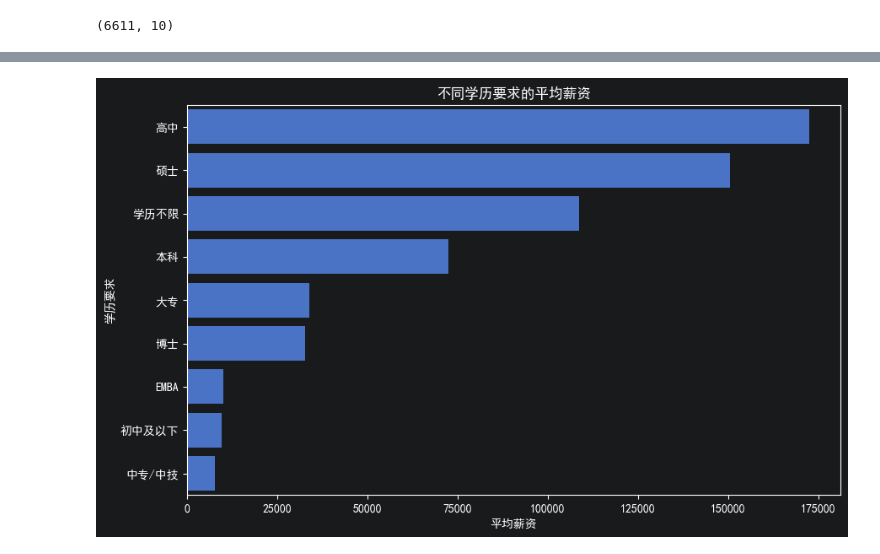
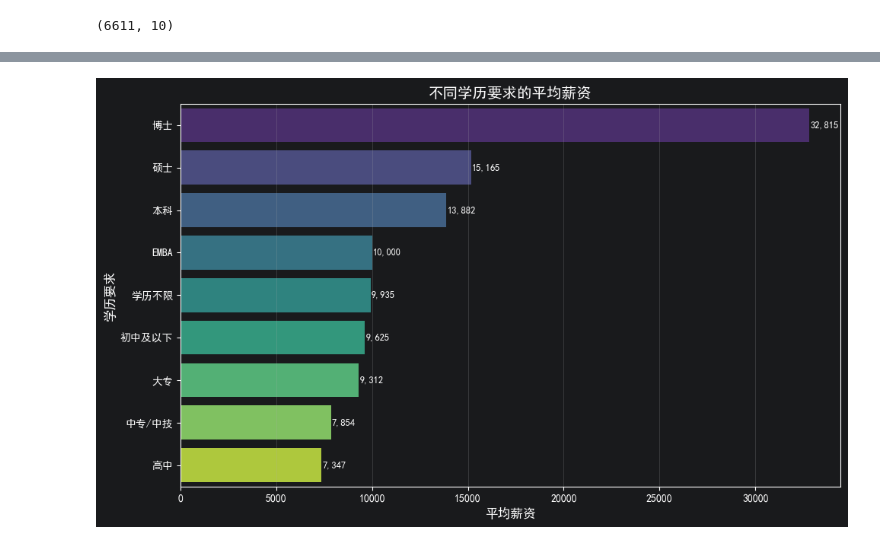
Before and after one commit to hn1318/job_analysis, a Jupyter notebook: src/main.ipynb, the cells around one changed output, grey strips where cells are left out. Saved outputs shown, nothing was run; the diff lists cells and outputs as text; code cells hidden in the pictures.

```diff
--- a/src/main.ipynb
+++ b/src/main.ipynb
@@ -106,10 +131,17 @@ plt.show()
 # %%
 average_salary_by_industry = data.groupby('公司类型')['平均薪资'].mean().sort_values(ascending=False)
 
-# 使用 seaborn 创建条形图
-plt.figure(figsize=(10, 6))  # 设置图表大小
-sns.barplot(x=average_salary_by_industry.values, y=average_salary_by_industry.index)
-plt.xlabel('平均薪资')
-plt.title('不同公司类型的平均薪资')
+plt.figure(figsize=(10, 6))
+ax = sns.barplot(x=average_salary_by_industry.values, y=average_salary_by_industry.index,
+                 hue=average_salary_by_industry.index, palette="viridis", legend=False)
+for i, v in enumerate(average_salary_by_industry.values):
+    ax.text(v + 50, i, f'{v:,.0f}', va='center', fontsize=9)
+plt.xlabel('平均薪资', fontsize=12)
+plt.ylabel('公司类型', fontsize=12)
+plt.title('不同公司类型的平均薪资', fontsize=14, fontweight='bold')
+plt.grid(axis='x', alpha=0.3)
+plt.tight_layout()
 plt.show()
+plt.savefig('../output/不同公司类型平均薪资.png', dpi=150)
+plt.close()
 # %% [output]
@@ -117,13 +149,23 @@ plt.show()
 # %%
 average_salary_by_education = data.groupby('学历要求')['平均薪资'].mean().sort_values(ascending=False)
-# 使用 seaborn 创建条形图
-plt.figure(figsize=(10, 6))  # 设置图表大小
-sns.barplot(x=average_salary_by_education.values, y=average_salary_by_education.index)
-plt.xlabel('平均薪资')
-plt.title('不同学历要求的平均薪资')
+
+# 注意：必须按排序后的顺序指定 y 轴类别顺序，否则 seaborn 会按字母排序
+education_order = average_salary_by_education.index.tolist()
+plt.figure(figsize=(10, 6))
+ax = sns.barplot(x=average_salary_by_education.values, y=average_salary_by_education.index,
+                 hue=average_salary_by_education.index, order=education_order, palette="viridis", legend=False)
+for i, v in enumerate(average_salary_by_education.values):
+    ax.text(v + 50, i, f'{v:,.0f}', va='center', fontsize=9)
+plt.xlabel('平均薪资', fontsize=12)
+plt.ylabel('学历要求', fontsize=12)
+plt.title('不同学历要求的平均薪资', fontsize=14, fontweight='bold')
+plt.grid(axis='x', alpha=0.3)
+plt.tight_layout()
 plt.show()
+plt.savefig('../output/学历与薪资关系分析.png', dpi=150)
+plt.close()
 # %% [output]
-[figure, old version]
+[figure, new version]
 # %%
 average_salary_by_experience = data.groupby('工作经验')['平均薪资'].mean().sort_values(ascending=False)
 # 使用 seaborn 创建条形图
```
Also changed, not shown: parts of 5 cells of this notebook, 2 other files.
